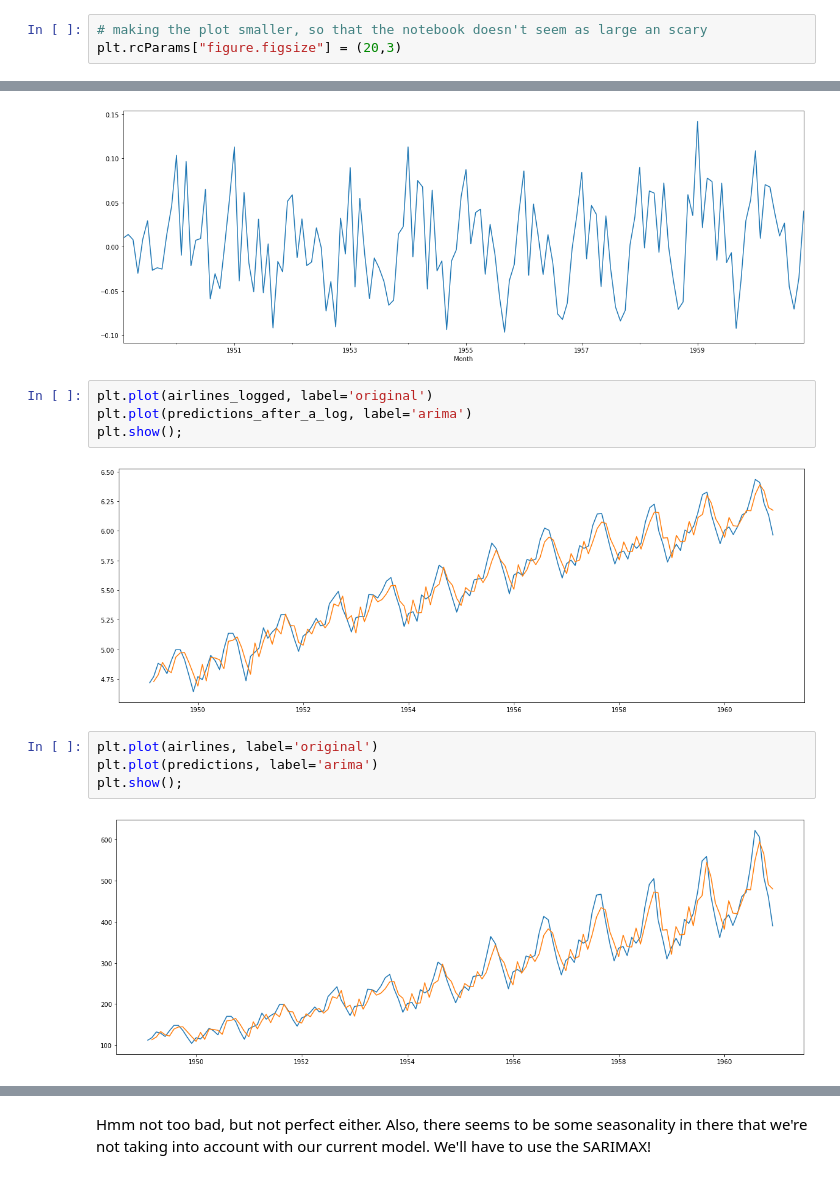
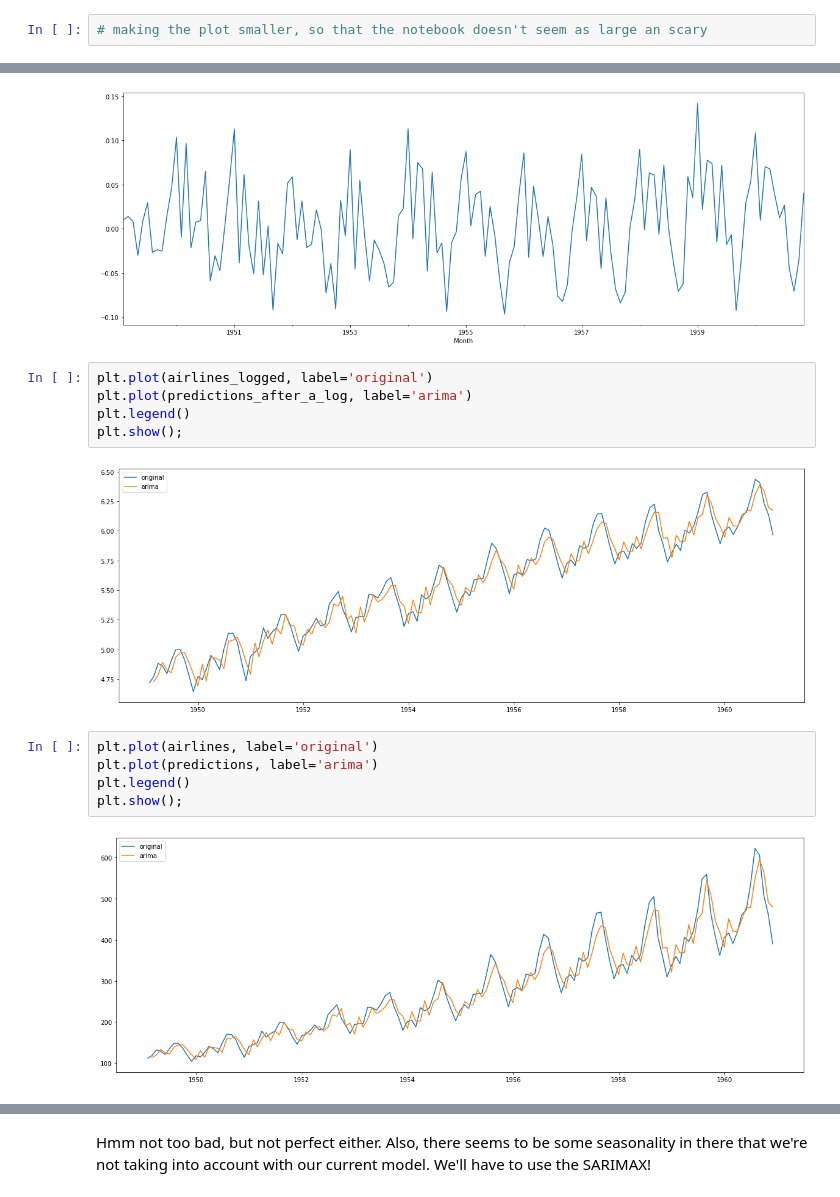
Before and after one commit to LDSSA/batch3-students, a Jupyter notebook: S03 - Time Series/BLU05 - Classical Time Series Models/BLU05 - Learning Notebook - Part 2 of 3 - SARIMAX.ipynb, the cells around one changed output, grey strips where cells are left out. Drawn from its saved outputs; the diff is of its cells as text.

```diff
--- a/S03 - Time Series/BLU05 - Classical Time Series Models/BLU05 - Learning Notebook - Part 2 of 3 - SARIMAX.ipynb
+++ b/S03 - Time Series/BLU05 - Classical Time Series Models/BLU05 - Learning Notebook - Part 2 of 3 - SARIMAX.ipynb
@@ -113,7 +115,6 @@ The name "integrated" is something that, to be completely honest, baffles me. My
 Anyway, to change the parameter `d`, we follow the same logic as before. Let's set `p` to 1, and try a few values of `d`:
 # %%
 # making the plot smaller, so that the notebook doesn't seem as large an scary
-plt.rcParams["figure.figsize"] = (20,3)
 # %%
 def try_parameter_d(data, d):
     model = ARIMA(data, order=(1, d, 0))
@@ -227,15 +230,17 @@ predictions_after_one_diff_and_a_log.plot();
 # %%
 plt.plot(airlines_logged, label='original')
 plt.plot(predictions_after_a_log, label='arima')
+plt.legend()
 plt.show();
 # %% [output]
-[figure, old version]
+[figure, new version]
 # %%
 plt.plot(airlines, label='original')
 plt.plot(predictions, label='arima')
+plt.legend()
 plt.show();
 # %% [output]
-[figure, old version]
+[figure, new version]
 # %%
 plt.plot(airlines, label='original')
 plt.plot(predictions, label='arima')
```
Also changed, not shown: parts of 12 cells of this notebook, 3 other files.
